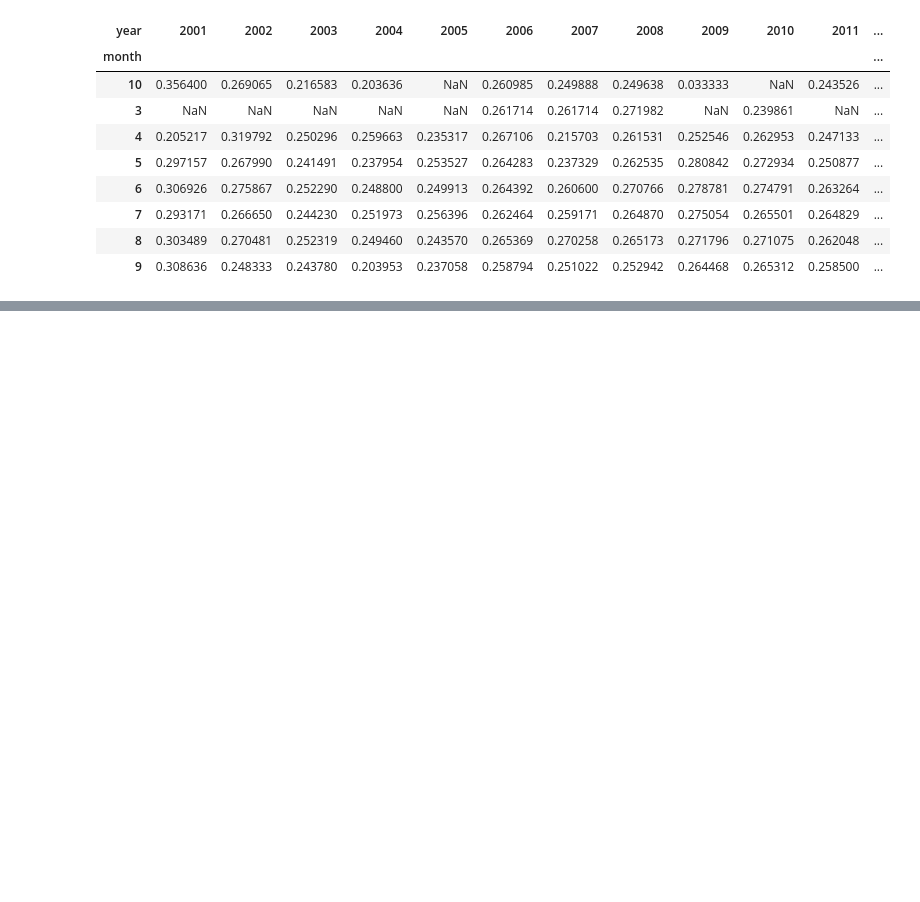
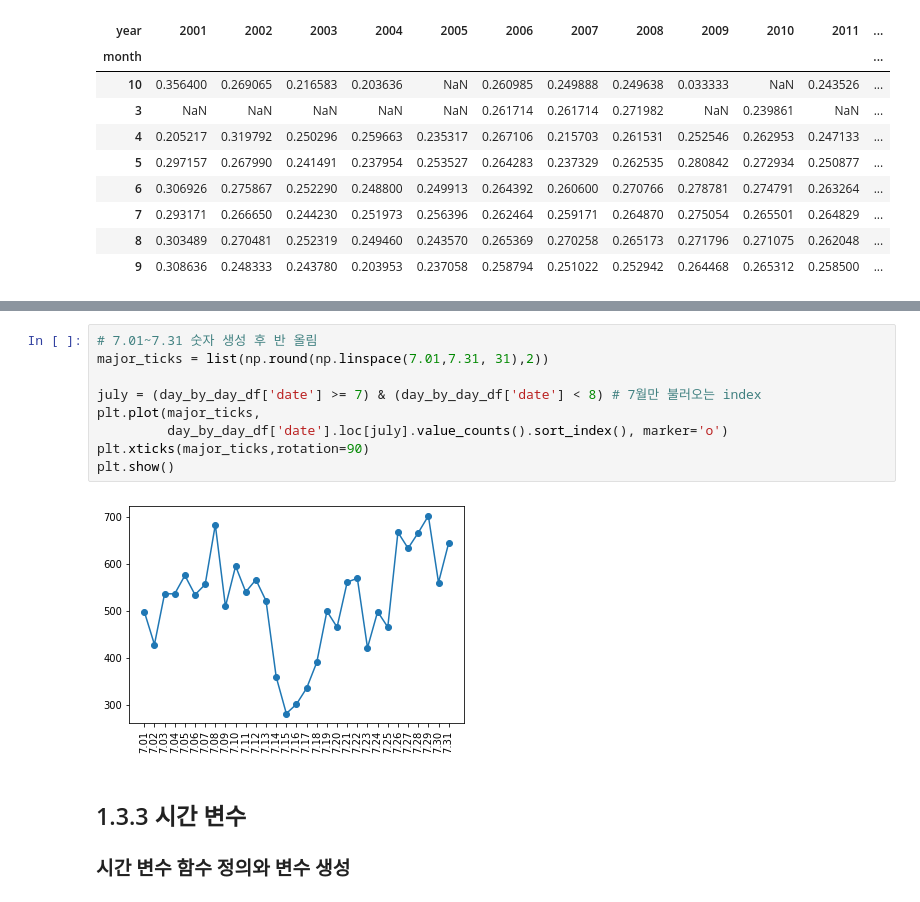
Before and after one commit to good5229/dacon_practice, a Jupyter notebook: Kbo_OPS.ipynb, the cells around one changed output, grey strips where cells are left out. Cells and saved outputs as stored; diff of their text form; blank space fills up the shorter version.

```diff
--- a/Kbo_OPS.ipynb
+++ b/Kbo_OPS.ipynb
@@ -419,0 +557,14 @@ plt.show()
+# %%
+# 7.01~7.31 숫자 생성 후 반 올림
+major_ticks = list(np.round(np.linspace(7.01,7.31, 31),2))
+
+july = (day_by_day_df['date'] >= 7) & (day_by_day_df['date'] < 8) # 7월만 불러오는 index
+plt.plot(major_ticks,
+         day_by_day_df['date'].loc[july].value_counts().sort_index(), marker='o')
+plt.xticks(major_ticks,rotation=90)
+plt.show()
+# %% [output]
+[figure, added]
+# %% [markdown]
+## 1.3.3 시간 변수
+### 시간 변수 함수 정의와 변수 생성
```
Also changed, not shown: parts of 27 cells of this notebook.
